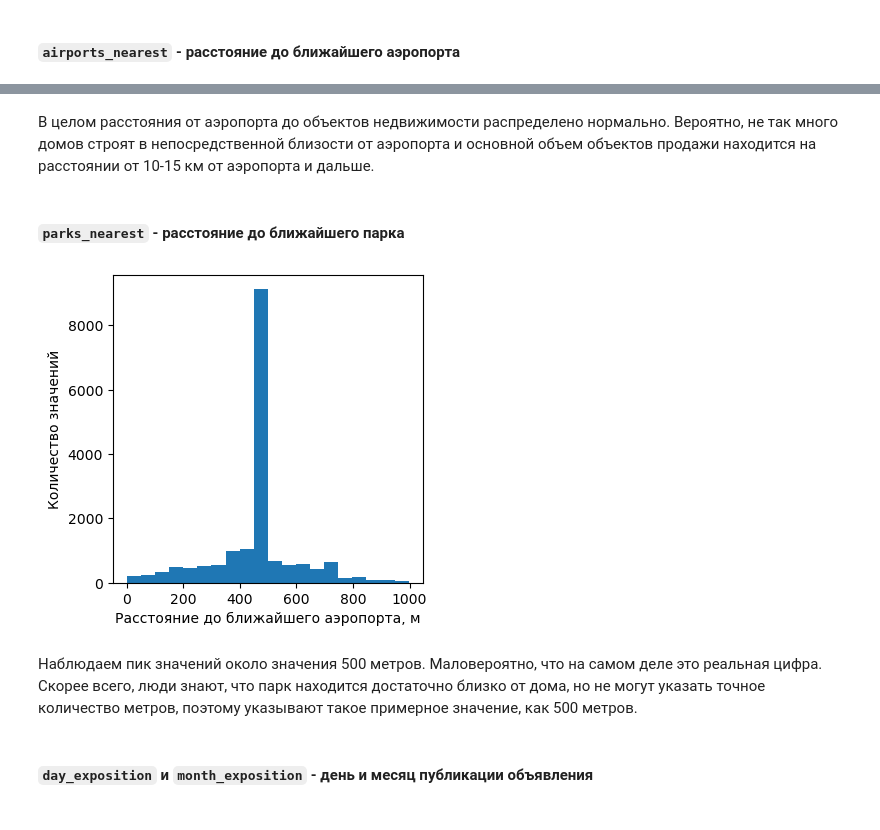
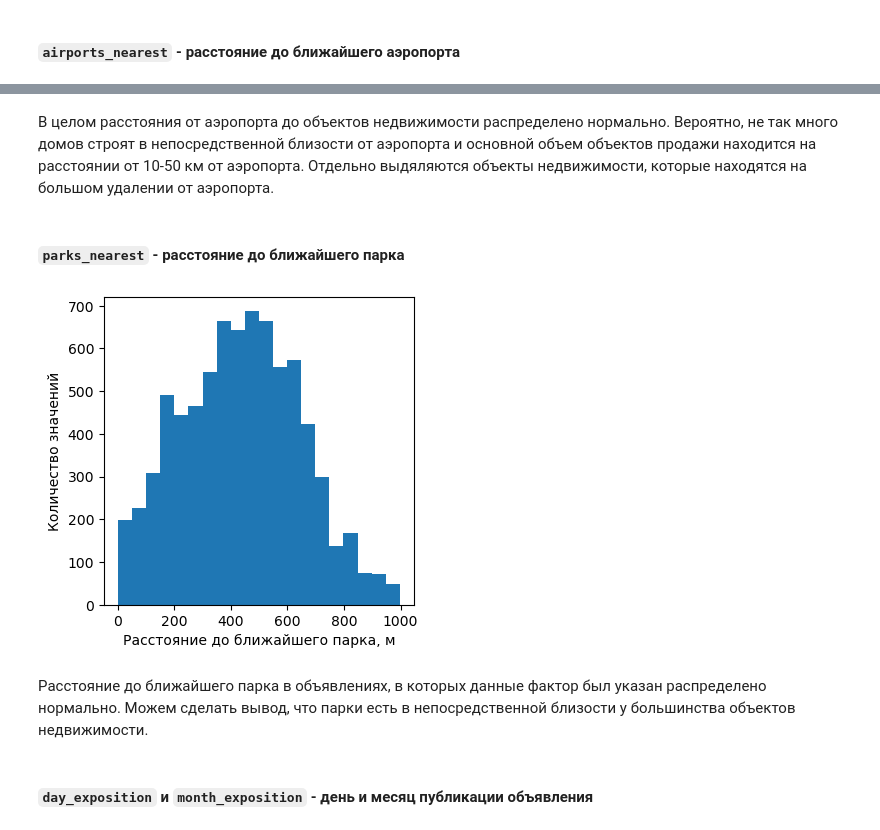
Before and after one commit to max150797/DataScience_Projects, a Jupyter notebook: Проекты по анализу данных/Исследование рынка недвижимости в Санкт-Петербурге/Разведывательный анализ данных.ipynb, the cells around one changed output, grey strips where cells are left out. Saved outputs shown, nothing was run; the diff lists cells and outputs as text; code cells hidden in the pictures.

```diff
--- a/Проекты по анализу данных/Исследование рынка недвижимости в Санкт-Петербурге/Разведывательный анализ данных.ipynb
+++ b/Проекты по анализу данных/Исследование рынка недвижимости в Санкт-Петербурге/Разведывательный анализ данных.ipynb
@@ -287,0 +376,11 @@ for factor in dist_factors:
+# %%
+data['cityCenters_nearest'] = data['cityCenters_nearest'].where(data['locality_name']!='посёлок Мурино', 17300)
+data['cityCenters_nearest'] = data['cityCenters_nearest'].where(data['locality_name']!='Всеволожск', 24000)
+data['cityCenters_nearest'] = data['cityCenters_nearest'].where(data['locality_name']!='Гатчина', 46300)
+data['cityCenters_nearest'] = data['cityCenters_nearest'].where(data['locality_name']!='деревня Кудрово', 12600)
+data['cityCenters_nearest'] = data['cityCenters_nearest'].where(data['locality_name']!='Выборг', 137800)
+data['cityCenters_nearest'] = data['cityCenters_nearest'].where(data['locality_name']!='Кудрово', 12600)
+data['cityCenters_nearest'] = data['cityCenters_nearest'].where(data['locality_name']!='деревня Новое Девяткино', 24100)
+data['cityCenters_nearest'] = data['cityCenters_nearest'].where(data['locality_name']!='Сертолово', 40700)
+data['cityCenters_nearest'] = data['cityCenters_nearest'].where(data['locality_name']!='Кириши', 158600)
+data['cityCenters_nearest'] = data['cityCenters_nearest'].where(data['locality_name']!='Сланцы', 181700)
@@ -287,0 +410,2 @@ for factor in dist_factors:
+# %%
+data['parks_around3000'] = data['parks_around3000'].fillna(0)
@@ -287,0 +442,2 @@ for factor in dist_factors:
+# %%
+data['ponds_around3000'] = data['ponds_around3000'].fillna(0)
@@ -408,5 +573,0 @@ Name: locality_name_correct, Length: 306, dtype: int64
-# %%
-for factor in dist_factors:
-    for t in data['locality_name_correct'].unique():
-        data.loc[(data['locality_name_correct'] == t) & (data[factor].isna()), factor] = \
-        data.loc[(data['locality_name_correct'] == t), factor].median()
@@ -698,17 +865,17 @@ plt.show()
 # %% [markdown]
-В целом расстояния от аэропорта до объектов недвижимости распределено нормально. Вероятно, не так много домов строят в непосредственной близости от аэропорта и основной объем объектов продажи находится на расстоянии от 10-15 км от аэропорта и дальше.
+В целом расстояния от аэропорта до объектов недвижимости распределено нормально. Вероятно, не так много домов строят в непосредственной близости от аэропорта и основной объем объектов продажи находится на расстоянии от 10-50 км от аэропорта. Отдельно выдяляются объекты недвижимости, которые находятся на большом удалении от аэропорта.
 # %% [markdown]
 #### `parks_nearest` - расстояние до ближайшего парка
 # %%
 data.query('parks_nearest<1000').plot(kind='hist', y='parks_nearest', bins=20, legend=False, figsize=(4, 4))
 plt.ylabel('Количество значений')
-plt.xlabel('Расстояние до ближайшего аэропорта, м')
+plt.xlabel('Расстояние до ближайшего парка, м')
 
 plt.show()
 # %% [output]
-[figure, old version]
+[figure, new version]
 # %% [markdown]
-Наблюдаем пик значений около значения 500 метров. Маловероятно, что на самом деле это реальная цифра. Скорее всего, люди знают, что парк находится достаточно близко от дома, но не могут указать точное количество метров, поэтому указывают такое примерное значение, как 500 метров.
+Расстояние до ближайшего парка в объявлениях, в которых данные фактор был указан распределено нормально. Можем сделать вывод, что парки есть в непосредственной близости у большинства объектов недвижимости.
 # %% [markdown]
 #### `day_exposition` и `month_exposition` - день и месяц публикации объявления
 # %%
```
Also changed, not shown: parts of 67 cells of this notebook, 1 other file.
